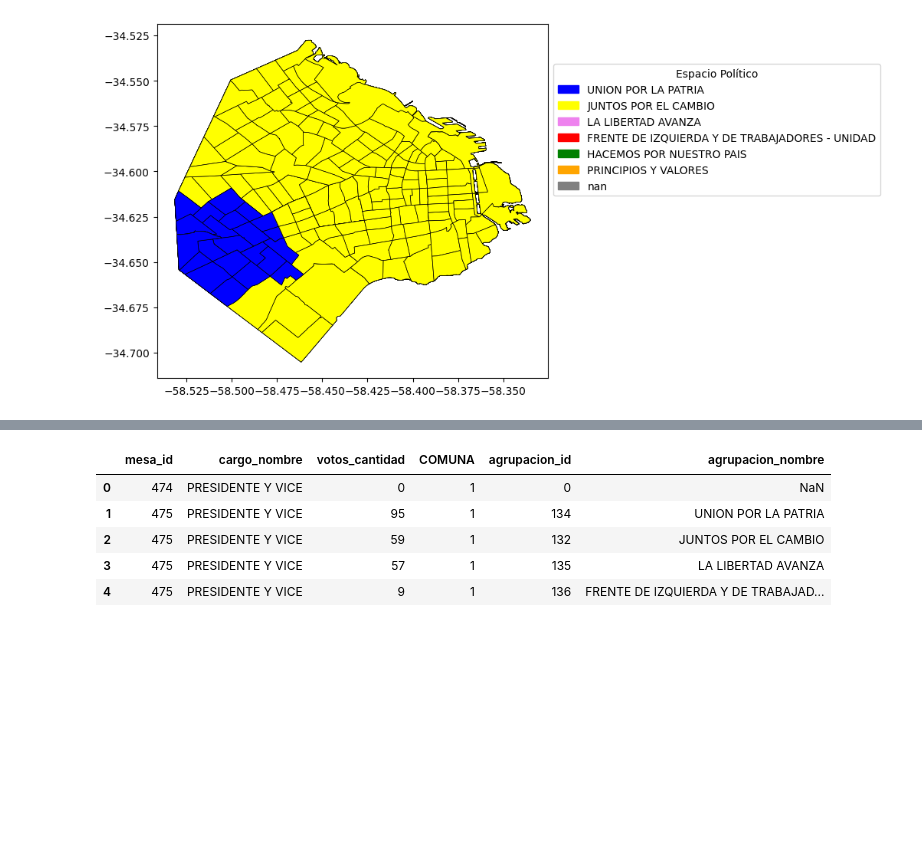
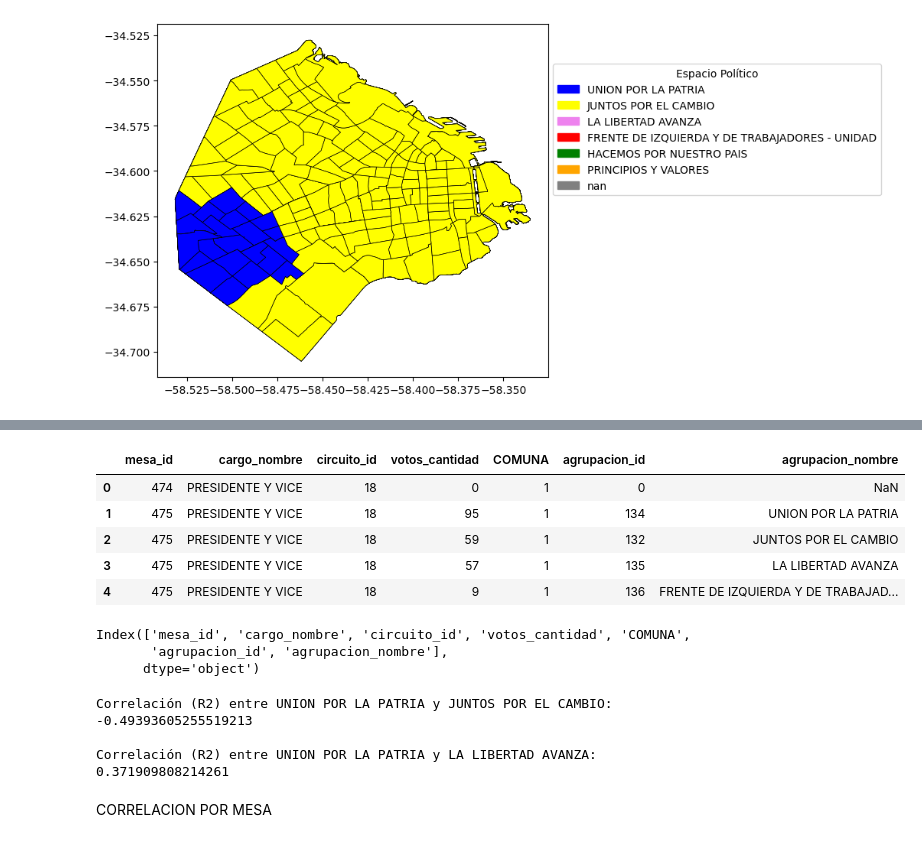
Before and after one commit to nicolasfaccini/Analisis-Elecciones-Generales-2023-Python, a Jupyter notebook: TrabajoGeneral.ipynb, the cells around one changed output, grey strips where cells are left out. Drawn from its saved outputs; the diff is of its cells as text; code cells hidden in the pictures; blank space fills up the shorter version.

Commit message:
agrego los graficos de correlacion

```diff
--- a/TrabajoGeneral.ipynb
+++ b/TrabajoGeneral.ipynb
@@ -620,21 +609,56 @@ Ahora, buscamos la forma de tomar los datos unicamente para caba. Vemos los IDs
 # %%
 # Filtrar por 'cargo_nombre' igual a 'PRESIDENTE Y VICE'
 df_presidente = df_combinado[df_combinado['cargo_nombre'] == 'PRESIDENTE Y VICE']
 
 # Seleccionar las columnas requeridas
-nuevo_df = df_presidente[['mesa_id', 'cargo_nombre', 'votos_cantidad', 'COMUNA', 'agrupacion_id', 'agrupacion_nombre']]
+nuevo_df = df_presidente[['mesa_id', 'cargo_nombre', 'circuito_id','votos_cantidad', 'COMUNA', 'agrupacion_id', 'agrupacion_nombre']]
 
 # Eliminar filas duplicadas
 df_analisis = nuevo_df.drop_duplicates()
 
 # Restablecer el índice y asignar el resultado de vuelta al DataFrame
 df_analisis = df_analisis.reset_index(drop=True)
 
 df_analisis.head()
 # %% [output]
-|  | mesa_id | cargo_nombre | votos_cantidad | COMUNA | agrupacion_id | agrupacion_nombre |
-| 0 | 474 | PRESIDENTE Y VICE | 0 | 1 | 0 | NaN |
-| 1 | 475 | PRESIDENTE Y VICE | 95 | 1 | 134 | UNION POR LA PATRIA |
-| 2 | 475 | PRESIDENTE Y VICE | 59 | 1 | 132 | JUNTOS POR EL CAMBIO |
-| 3 | 475 | PRESIDENTE Y VICE | 57 | 1 | 135 | LA LIBERTAD AVANZA |
-| 4 | 475 | PRESIDENTE Y VICE | 9 | 1 | 136 | FRENTE DE IZQUIERDA Y DE TRABAJAD... |
+|  | mesa_id | cargo_nombre | circuito_id | votos_cantidad | COMUNA | agrupacion_id | agrupacion_nombre |
+| 0 | 474 | PRESIDENTE Y VICE | 18 | 0 | 1 | 0 | NaN |
+| 1 | 475 | PRESIDENTE Y VICE | 18 | 95 | 1 | 134 | UNION POR LA PATRIA |
+| 2 | 475 | PRESIDENTE Y VICE | 18 | 59 | 1 | 132 | JUNTOS POR EL CAMBIO |
+| 3 | 475 | PRESIDENTE Y VICE | 18 | 57 | 1 | 135 | LA LIBERTAD AVANZA |
+| 4 | 475 | PRESIDENTE Y VICE | 18 | 9 | 1 | 136 | FRENTE DE IZQUIERDA Y DE TRABAJAD... |
+# %%
+df_analisis.columns
+# %% [output]
+Index(['mesa_id', 'cargo_nombre', 'circuito_id', 'votos_cantidad', 'COMUNA',
+       'agrupacion_id', 'agrupacion_nombre'],
+      dtype='object')
+# %%
+import pandas as pd
+
+# Filtrar el DataFrame
+df_filtrado = df_analisis[df_analisis['agrupacion_nombre'].isin(['UNION POR LA PATRIA', 'JUNTOS POR EL CAMBIO', 'LA LIBERTAD AVANZA'])]
+
+# Crear un DataFrame agrupado por comuna y mesa
+df_agrupado = df_filtrado.groupby(['COMUNA', 'mesa_id', 'agrupacion_nombre'])['votos_cantidad'].sum().unstack()
+
+# Calcular la correlación (R2)
+correlacion_r2 = df_agrupado.corr()
+
+# Filtrar la correlación para las combinaciones deseadas
+correlacion_r2_seleccionada = correlacion_r2.loc['UNION POR LA PATRIA', [('JUNTOS POR EL CAMBIO'), ('LA LIBERTAD AVANZA')]]
+
+# Imprimir resultados
+print("Correlación (R2) entre UNION POR LA PATRIA y JUNTOS POR EL CAMBIO:")
+print(correlacion_r2_seleccionada.loc['JUNTOS POR EL CAMBIO'])
+
+print("\nCorrelación (R2) entre UNION POR LA PATRIA y LA LIBERTAD AVANZA:")
+print(correlacion_r2_seleccionada.loc['LA LIBERTAD AVANZA'])
+# %% [output]
+Correlación (R2) entre UNION POR LA PATRIA y JUNTOS POR EL CAMBIO:
+-0.49393605255519213
+
+Correlación (R2) entre UNION POR LA PATRIA y LA LIBERTAD AVANZA:
+0.371909808214261
+# %% [markdown]
+CORRELACION POR MESA
```
Also changed, not shown: parts of 12 cells of this notebook, 1 other file.
